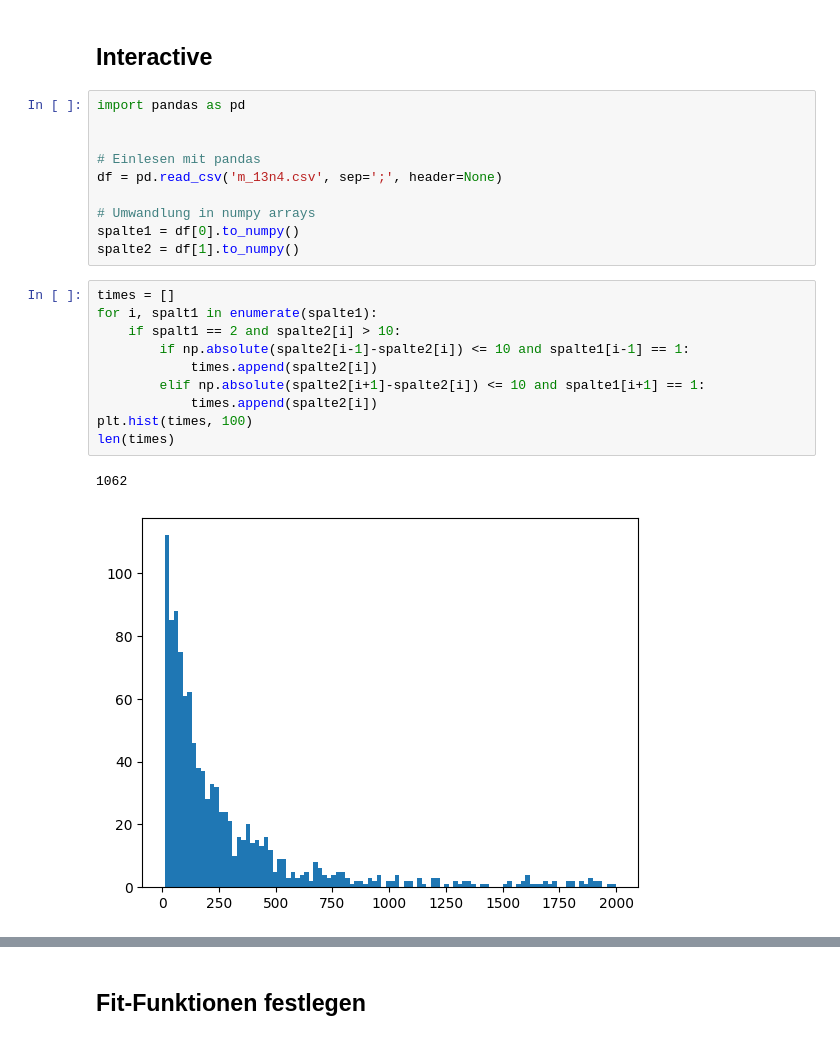
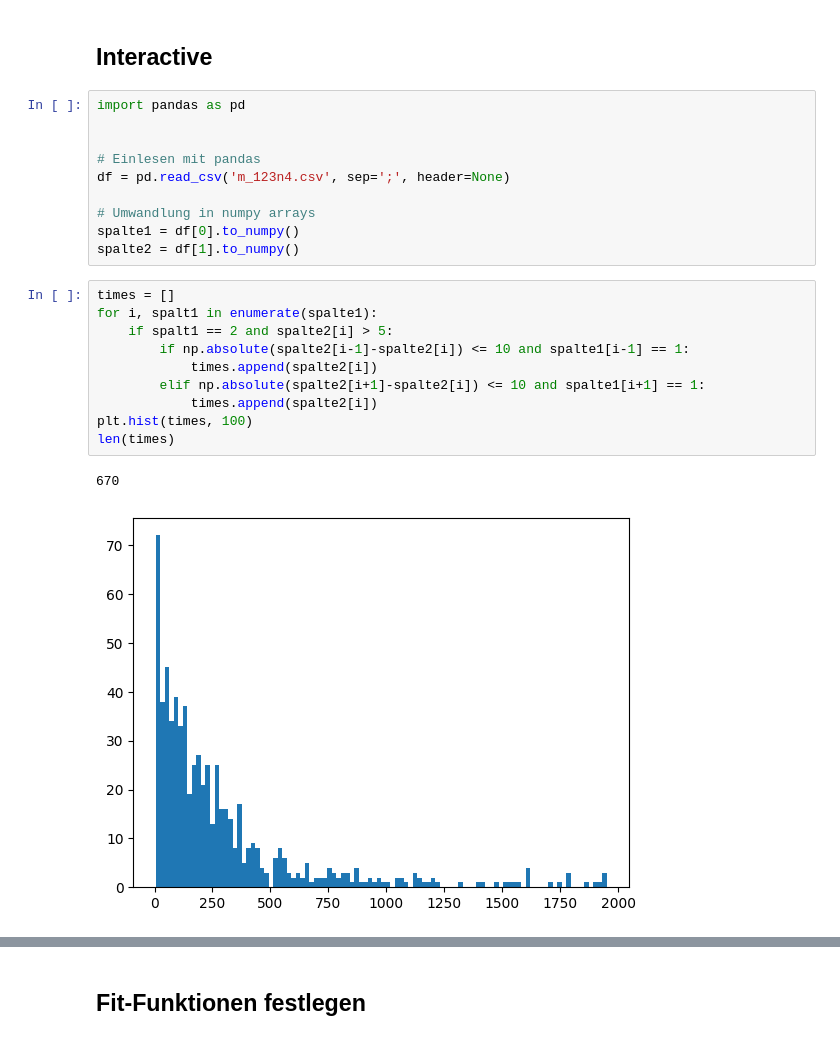
Before and after one commit to TimLockstedt/MP, a Jupyter notebook: FP6/A5/Plott_var_func_const_m123n4.ipynb, the cells around one changed output, grey strips where cells are left out. Cells and saved outputs as stored; diff of their text form.

```diff
--- a/FP6/A5/Plott_var_func_const_m123n4.ipynb
+++ b/FP6/A5/Plott_var_func_const_m123n4.ipynb
@@ -384,7 +384,7 @@ import pandas as pd
 
 
 # Einlesen mit pandas
-df = pd.read_csv('m_13n4.csv', sep=';', header=None)
+df = pd.read_csv('m_123n4.csv', sep=';', header=None)
 
 # Umwandlung in numpy arrays
 spalte1 = df[0].to_numpy()
@@ -392,16 +392,16 @@ spalte2 = df[1].to_numpy()
 # %%
 times = []
 for i, spalt1 in enumerate(spalte1):
-    if spalt1 == 2 and spalte2[i] > 10:
+    if spalt1 == 2 and spalte2[i] > 5:
         if np.absolute(spalte2[i-1]-spalte2[i]) <= 10 and spalte1[i-1] == 1:
             times.append(spalte2[i])
         elif np.absolute(spalte2[i+1]-spalte2[i]) <= 10 and spalte1[i+1] == 1:
             times.append(spalte2[i])
 plt.hist(times, 100)
 len(times)
 # %% [output]
-1062
+670
-[figure, old version]
+[figure, new version]
 # %%
 data_hist = np.histogram(times, 100)
 x_hist = data_hist[1]
```
Also changed, not shown: parts of 6 cells of this notebook, 12 other files.
